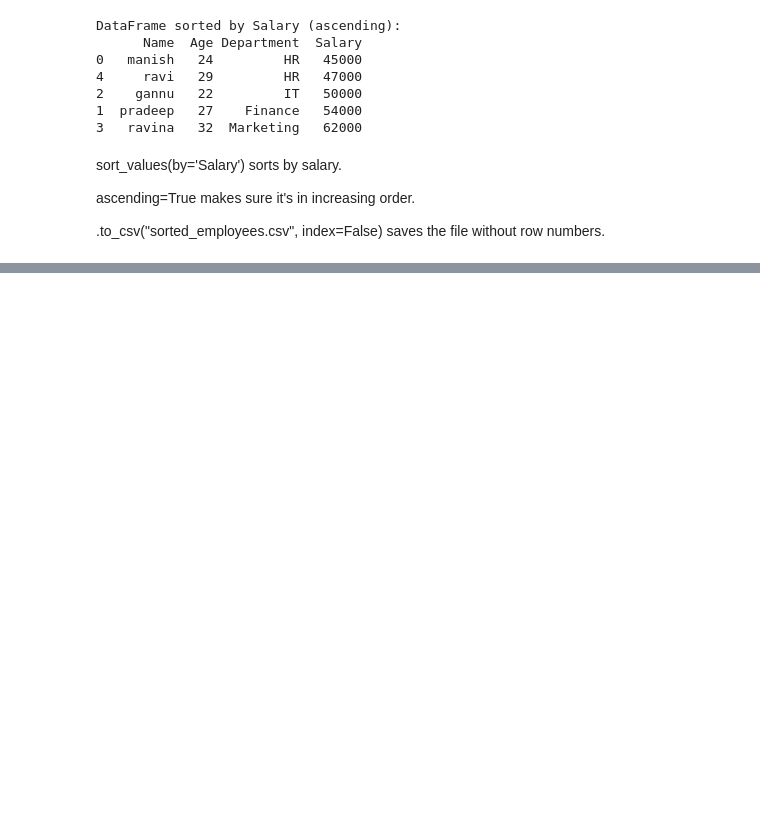
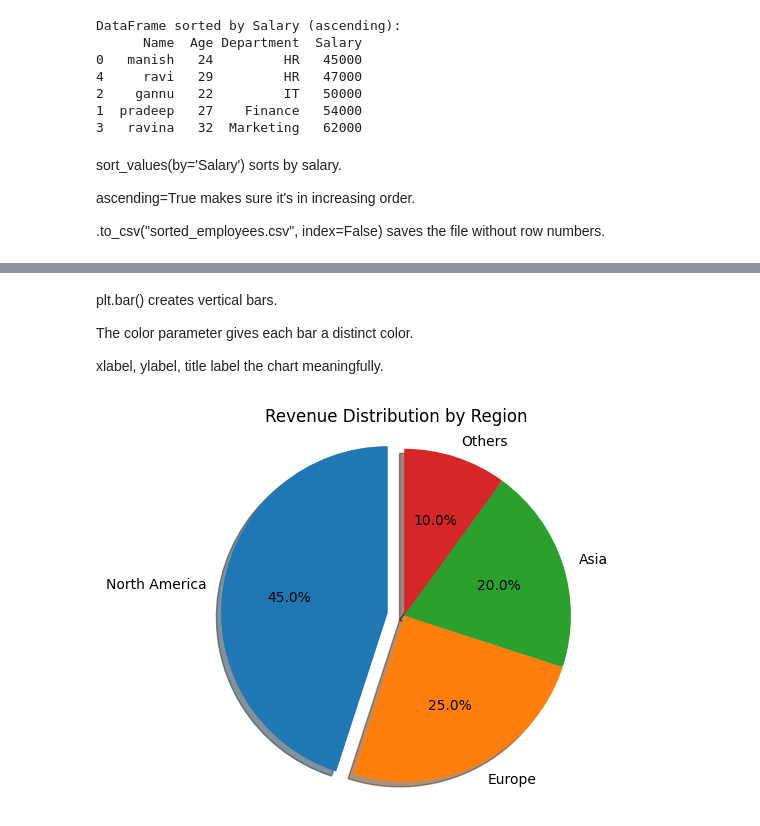
Before and after one commit to GhanshyamRegar/Employee-Management-System, a Jupyter notebook: Untitled21.ipynb, the cells around one changed output, grey strips where cells are left out. Drawn from its saved outputs; the diff is of its cells as text; code cells hidden in the pictures; blank space fills up the shorter version.

```diff
--- a/Untitled21.ipynb
+++ b/Untitled21.ipynb
@@ -255,0 +306,18 @@ ascending=True makes sure it's in increasing order.
+# %% [markdown]
+plt.bar() creates vertical bars.
+
+The color parameter gives each bar a distinct color.
+
+xlabel, ylabel, title label the chart meaningfully.
+# %%
+regions = ['North America', 'Europe', 'Asia', 'Others']
+revenue = [45, 25, 20, 10]
+
+explode = [0.1 if val == max(revenue) else 0 for val in revenue]
+
+plt.pie(revenue, labels=regions, autopct='%1.1f%%', startangle=90, explode=explode, shadow=True)
+plt.title("Revenue Distribution by Region")
+plt.axis('equal')
+plt.show()
+# %% [output]
+[figure, added]
```
Also changed, not shown: parts of 9 cells of this notebook.
